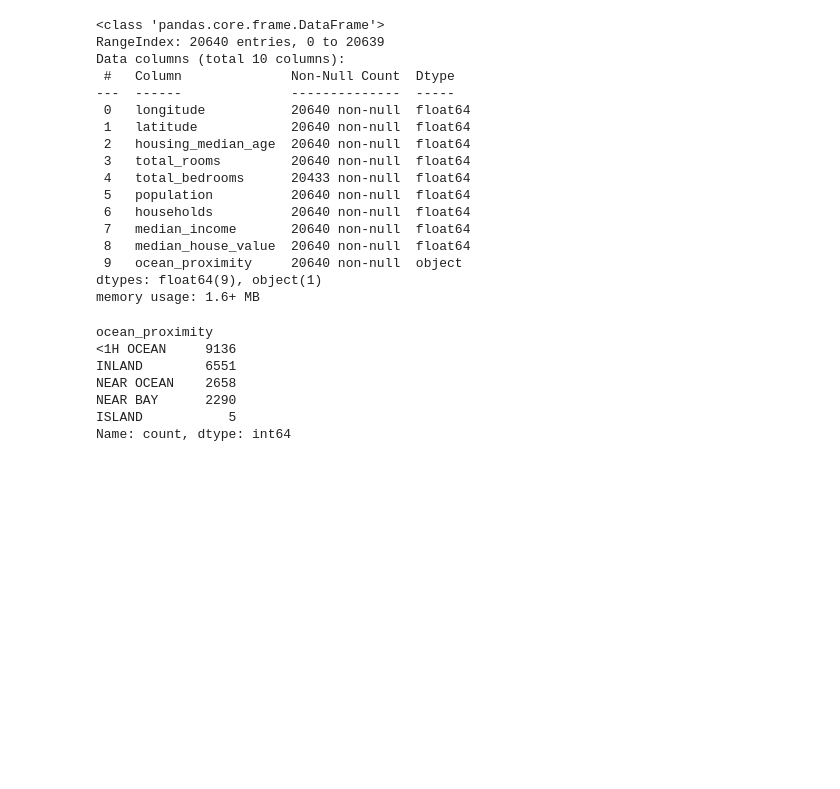
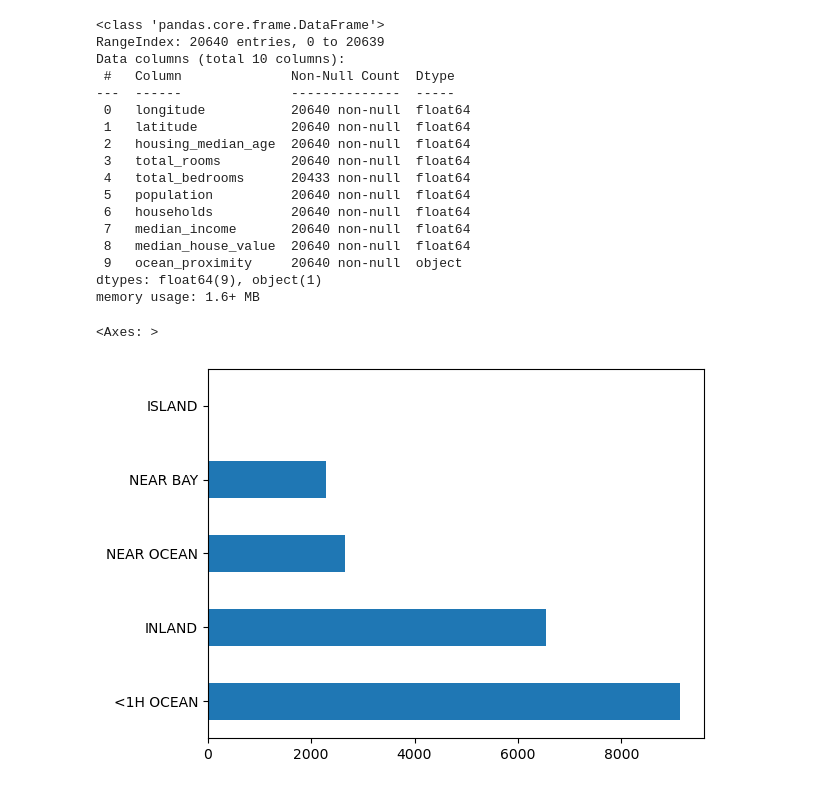
Before and after one commit to kekeli-the-light/ml-beginner, a Jupyter notebook: housing-model.ipynb, the cells around one changed output. Saved outputs shown, nothing was run; the diff lists cells and outputs as text; code cells hidden in the pictures; blank space fills up the shorter version.

```diff
--- a/housing-model.ipynb
+++ b/housing-model.ipynb
@@ -34,15 +35,10 @@ Data columns (total 10 columns):
 dtypes: float64(9), object(1)
 memory usage: 1.6+ MB
 # %%
-housing['ocean_proximity'].value_counts()
+housing['ocean_proximity'].value_counts().plot(kind='barh')
 # %% [output]
-ocean_proximity
-<1H OCEAN     9136
-INLAND        6551
-NEAR OCEAN    2658
-NEAR BAY      2290
-ISLAND           5
-Name: count, dtype: int64
+<Axes: >
+[figure, added]
 # %%
 housing.describe()
 # %% [output]
```
Also changed, not shown: parts of 36 cells of this notebook.
